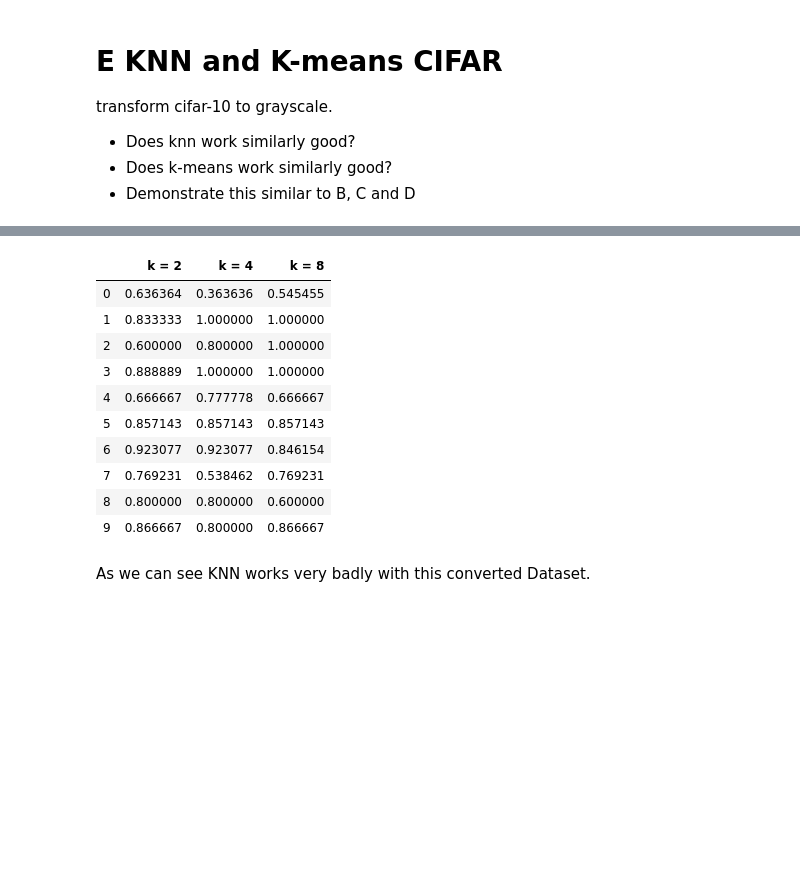
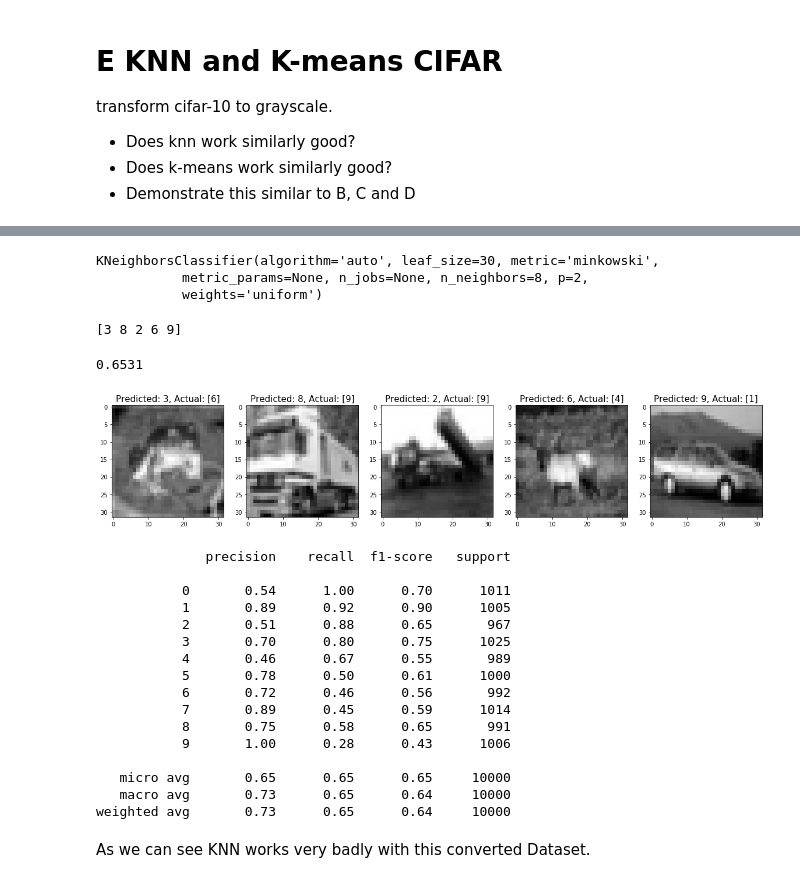
Before and after one commit to LuckyStrike357/atit2_assignment1, a Jupyter notebook: Excercise E.ipynb, the cells around one changed output, grey strips where cells are left out. Cells and saved outputs as stored; diff of their text form; code cells hidden in the pictures; blank space fills up the shorter version.

```diff
--- a/Excercise E.ipynb
+++ b/Excercise E.ipynb
@@ -89,16 +54,64 @@ The error rate for KNN with k = 8 on this Dataset is 0.81
+# %%
+from sklearn.neighbors import KNeighborsClassifier
+knn_2 = KNeighborsClassifier(n_neighbors=2)
+knn_4 = KNeighborsClassifier(n_neighbors=4)
+knn_8 = KNeighborsClassifier(n_neighbors=8)
+# %%
+knn_2.fit(x_train_sample, np.ravel(y_train_sample))
+knn_4.fit(x_train_sample, np.ravel(y_train_sample))
+knn_8.fit(x_train_sample, np.ravel(y_train_sample))
+# %% [output]
+KNeighborsClassifier(algorithm='auto', leaf_size=30, metric='minkowski',
+           metric_params=None, n_jobs=None, n_neighbors=8, p=2,
+           weights='uniform')
+# %%
+# Predict the results
+predictions = knn_2.predict(x_train_sample)
+print(predictions[:5])
+# %% [output]
+[3 8 2 6 9]
+# %%
+# The score method uses the f1_score to calculate
+score = knn_2.score(x_train_sample, y_train_sample)
+print(score)
+# %% [output]
+0.6531
+# %%
+# Get those pictures that were misclassified
+index = 0
+misclassifiedIndexes = []
+for label, predict in zip(Y_train, predictions):
+    if label != predict:
+        misclassifiedIndexes.append(index)
+    index +=1
+# %%
+plt.figure(figsize=(20,4))
+for plotIndex, badIndex in enumerate(misclassifiedIndexes[0:5]):
+    plt.subplot(1, 5, plotIndex + 1)
+    plt.imshow(np.reshape(X_train[badIndex], (32,32)), cmap=plt.cm.gray)
+    plt.title('Predicted: {}, Actual: {}'.format(predictions[badIndex], Y_train[badIndex]), fontsize = 15)
+# %% [output]
+[figure, added]
 # %%
-pd.DataFrame(np.array(results).T, columns=["k = 2", "k = 4", "k = 8"])
+#pd.DataFrame(np.array(score).T, columns=["k = 2", "k = 4", "k = 8"])
+from sklearn.metrics import classification_report
+print(classification_report(y_train_sample, predictions))
 # %% [output]
-|  | k = 2 | k = 4 | k = 8 |
-| 0 | 0.636364 | 0.363636 | 0.545455 |
-| 1 | 0.833333 | 1.000000 | 1.000000 |
-| 2 | 0.600000 | 0.800000 | 1.000000 |
-| 3 | 0.888889 | 1.000000 | 1.000000 |
-| 4 | 0.666667 | 0.777778 | 0.666667 |
-| 5 | 0.857143 | 0.857143 | 0.857143 |
-| 6 | 0.923077 | 0.923077 | 0.846154 |
-| 7 | 0.769231 | 0.538462 | 0.769231 |
-| 8 | 0.800000 | 0.800000 | 0.600000 |
-| 9 | 0.866667 | 0.800000 | 0.866667 |
+              precision    recall  f1-score   support
+
+           0       0.54      1.00      0.70      1011
+           1       0.89      0.92      0.90      1005
+           2       0.51      0.88      0.65       967
+           3       0.70      0.80      0.75      1025
+           4       0.46      0.67      0.55       989
+           5       0.78      0.50      0.61      1000
+           6       0.72      0.46      0.56       992
+           7       0.89      0.45      0.59      1014
+           8       0.75      0.58      0.65       991
+           9       1.00      0.28      0.43      1006
+
+   micro avg       0.65      0.65      0.65     10000
+   macro avg       0.73      0.65      0.64     10000
+weighted avg       0.73      0.65      0.64     10000
 # %% [markdown]
 As we can see KNN works very badly with this converted Dataset.
```
Also changed, not shown: parts of 3 cells of this notebook.
